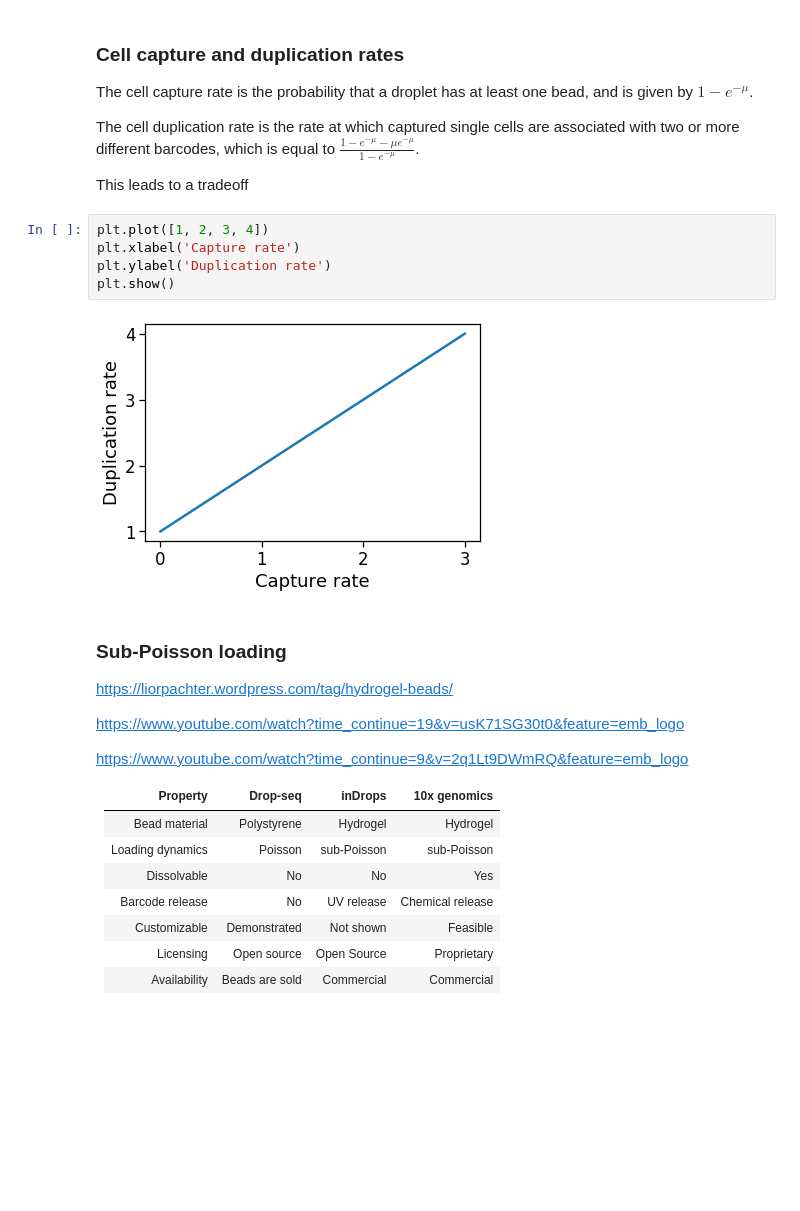
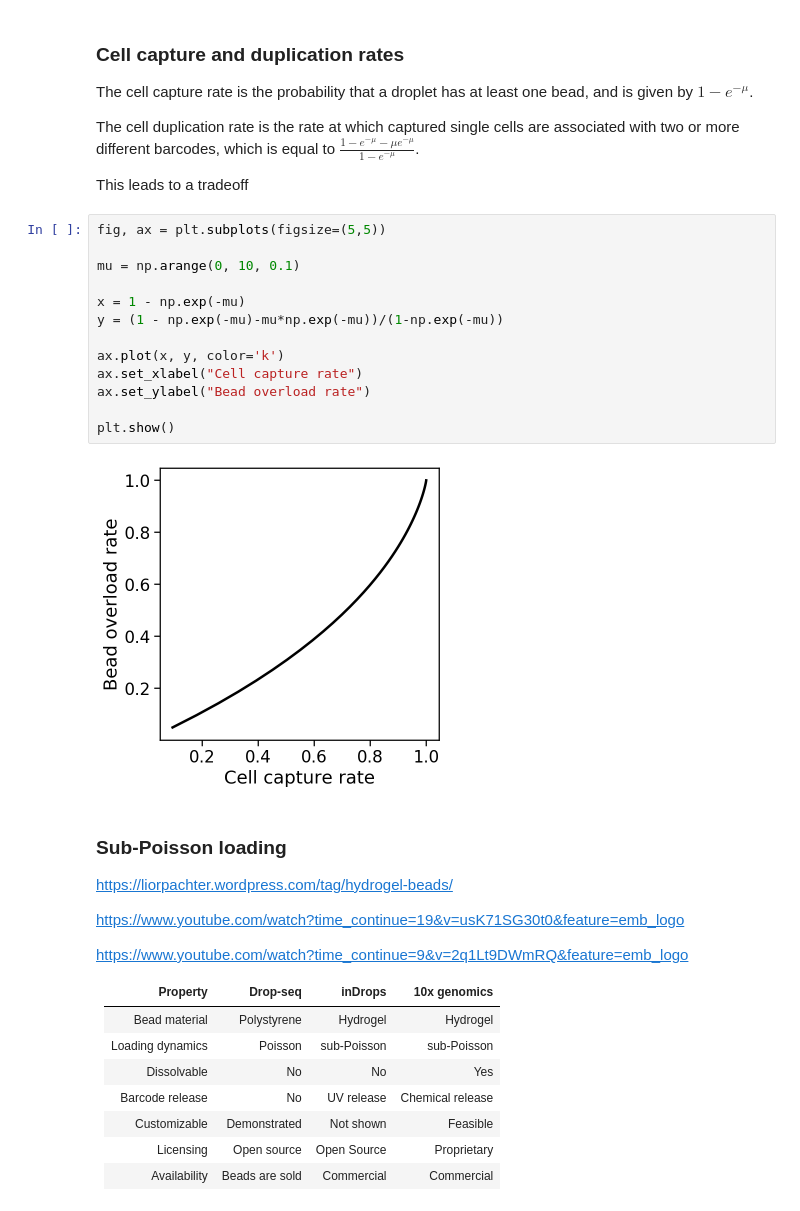
Before and after one commit to pachterlab/kallistobustools, a Jupyter notebook: notebooks/Introduction_single_cell_RNA_seq.ipynb, the cells around one changed output. Drawn from its saved outputs; the diff is of its cells as text; blank space fills up the shorter version.

```diff
--- a/notebooks/Introduction_single_cell_RNA_seq.ipynb
+++ b/notebooks/Introduction_single_cell_RNA_seq.ipynb
@@ -254,13 +283,21 @@ The cell capture rate is the probability that a droplet has at least one bead, a
 The cell duplication rate is the rate at which captured single cells are associated with two or more different barcodes, which is equal to $\frac{1-e^{-\mu}-\mu e^{-\mu}}{1-e^{-\mu}}$.
 
 This leads to a tradeoff
-# %%
-plt.plot([1, 2, 3, 4])
-plt.xlabel('Capture rate')
-plt.ylabel('Duplication rate')
-plt.show()
-# %% [output]
-[figure, removed]
+# %%
+fig, ax = plt.subplots(figsize=(5,5))
+
+mu = np.arange(0, 10, 0.1)
+
+x = 1 - np.exp(-mu)
+y = (1 - np.exp(-mu)-mu*np.exp(-mu))/(1-np.exp(-mu))
+
+ax.plot(x, y, color='k')
+ax.set_xlabel("Cell capture rate")
+ax.set_ylabel("Bead overload rate")
+
+plt.show()
+# %% [output]
+[figure, added]
 # %% [markdown]
 ### Sub-Poisson loading
 
```
Also changed, not shown: parts of 9 cells of this notebook.
